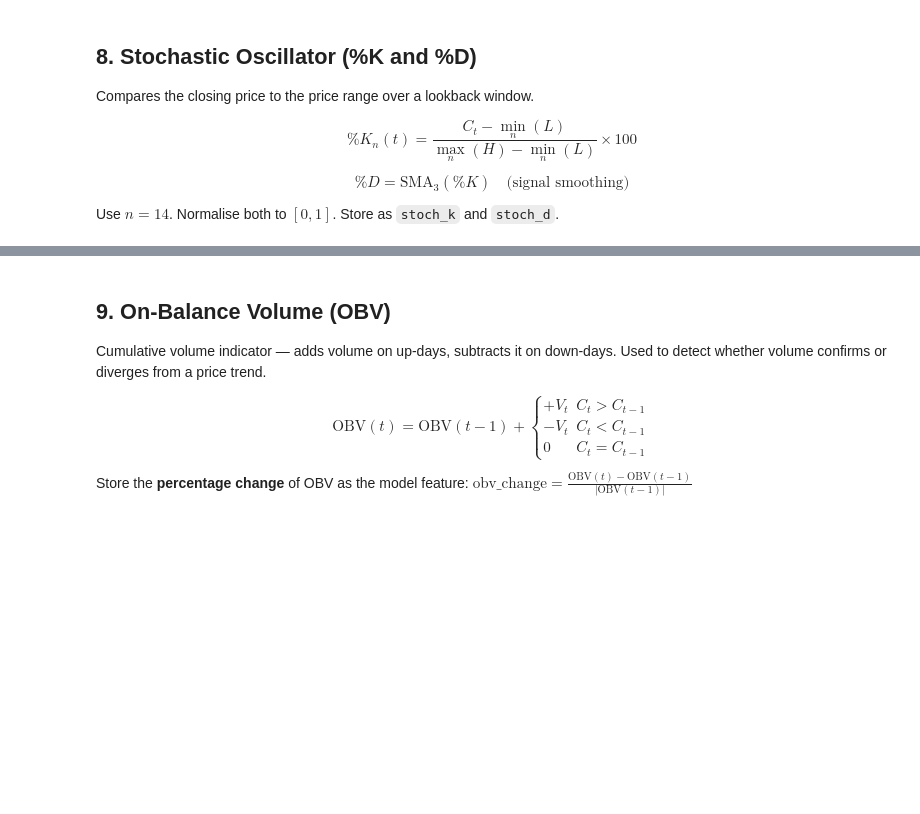
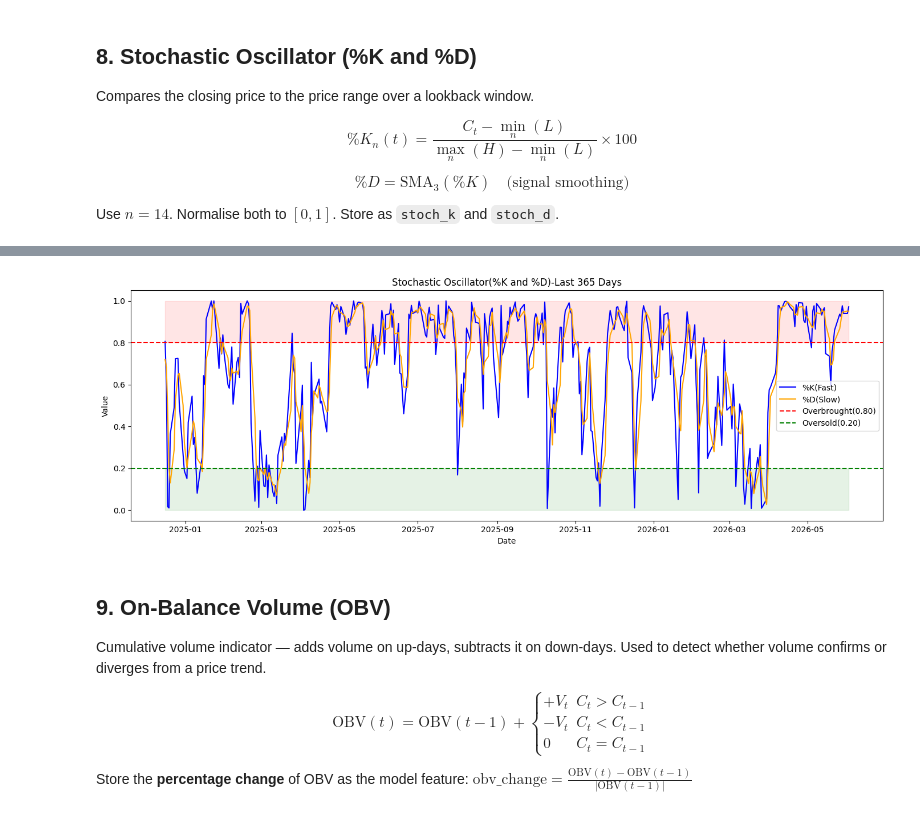
Before and after one commit to Abhinav-pro1003/SOC-Stock-Trading-With-LSTM-And-RL, a Jupyter notebook: Week2/technical_indicators.ipynb, the cells around one changed output, grey strips where cells are left out. Cells and saved outputs as stored; diff of their text form; code cells hidden in the pictures; blank space fills up the shorter version.

```diff
--- a/Week2/technical_indicators.ipynb
+++ b/Week2/technical_indicators.ipynb
@@ -352,8 +392,9 @@ $$\text{atr\_ratio} = \frac{\text{ATR}_{14}}{C_t}$$
 # %%
 # TODO 7 — Compute true_range, atr_14, atr_ratio
 # Use Wilder smoothing (ewm with com=13, adjust=False)
-
-# prev_close = ...
-# true_range = ...
-# df['atr_14']    = ...
-# df['atr_ratio'] = ...
+#True Range-How big was today's price swing?,ATR 14 -How much has price been moving on AVERAGE lately?,ATR Ratio → normalize by price-Is this stock MORE or LESS volatile compared to other stocks?
+prev_close = close.shift(1)
+true_range = pd.concat([df['high']-df['low'],(df['high']-prev_close).abs(),(df['low']-prev_close).abs()],axis=1).max(axis=1) #axis=1 means compare across columns row by row,pd.concat → makes a 3 column table,.max(axis=1) → picks biggest value from each row = True Range
+df['atr_14']    = true_range.ewm(com=13,adjust=False).mean() #com = 13 means we are smoothing over 14 days
+df['atr_ratio'] = df['atr_14']/close
+df[['atr_14','atr_ratio']].head(10)
@@ -369,8 +423,10 @@ $$\%D = \text{SMA}_3(\%K) \quad \text{(signal smoothing)}$$
 Use $n = 14$. Normalise both to $[0, 1]$. Store as `stoch_k` and `stoch_d`.
 # %%
 # TODO 8.1 — Compute stoch_k and stoch_d
+#Overbought Above 0.80-Price too high, may fall soon,Oversold-Below 0.20-Price too low, may rise soon.
+lowest_low   = df['low'].rolling(14).min() #df['low'] → column of lowest prices each day, find the LOWEST price among those 14 days
+highest_high = df['high'].rolling(14).max()
+df['stoch_k'] = (close-lowest_low)/(highest_high-lowest_low) #Where today's close sits within that range.
+df['stoch_d'] = df['stoch_k'].rolling(3).mean() #Takes 3 day average of stoch_k
 
-# lowest_low   = ...
-# highest_high = ...
-# df['stoch_k'] = ...
-# df['stoch_d'] = ...
+df[['stoch_k','stoch_d']].head(20)
@@ -377,7 +452,31 @@ Use $n = 14$. Normalise both to $[0, 1]$. Store as `stoch_k` and `stoch_d`.
 # %%
 # TODO 8.2 — Plot stoch_k and stoch_d, last 365 days
 # Mark 0.80 and 0.20 thresholds
 # When %K crosses above %D from below the oversold zone → classic buy signal
+#stoch_k crosses ABOVE stoch_d in GREEN zone (below 0.20) = BUY signal!
+#stoch_k crosses BELOW stoch_d in RED zone (above 0.80) = SELL signal
+import matplotlib.pyplot as plt
+#last 365 days
+stoch_plot=df[['stoch_k','stoch_d']].tail(365) #.tail(365) → take last 365 rows (1 year of data)
+plt.figure(figsize=(14,5))
+#plotting both lines
+plt.plot(stoch_plot.index,stoch_plot['stoch_k'],label='%K(Fast)',color='blue') #stoch_plot.index → dates on x axis
+plt.plot(stoch_plot.index,stoch_plot['stoch_d'],label='%D(Slow)',color='orange')
+#marking 0.80 and 0l.20 thresholds
+plt.axhline(y=0.80,color='red',linestyle='--',label='Overbrought(0.80)')
+plt.axhline(y=0.20,color='green',linestyle='--',label='Oversold(0.20)')
+#fill zones
+plt.fill_between(stoch_plot.index,0.80,1.0,color='red',alpha=0.1) #alpha=0.1 → 10% opacity (light color, not too dark)
+plt.fill_between(stoch_plot.index,0.00,0.20,color='green',alpha=0.1)
+
+plt.title('Stochastic Oscillator(%K and %D)-Last 365 Days')
+plt.xlabel('Date')
+plt.ylabel('Value')
+plt.legend()
+plt.tight_layout()
+plt.show()
+# %% [output]
+[figure, added]
 # %% [markdown]
 ## 9. On-Balance Volume (OBV)
 
```
Also changed, not shown: parts of 9 cells of this notebook.
